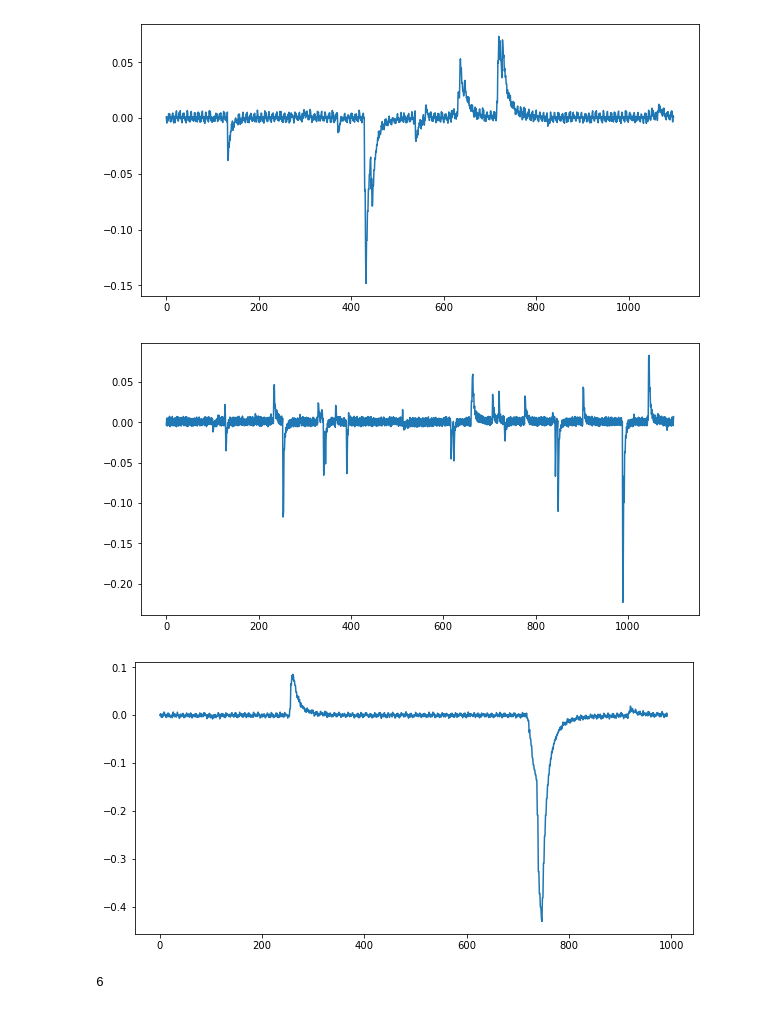
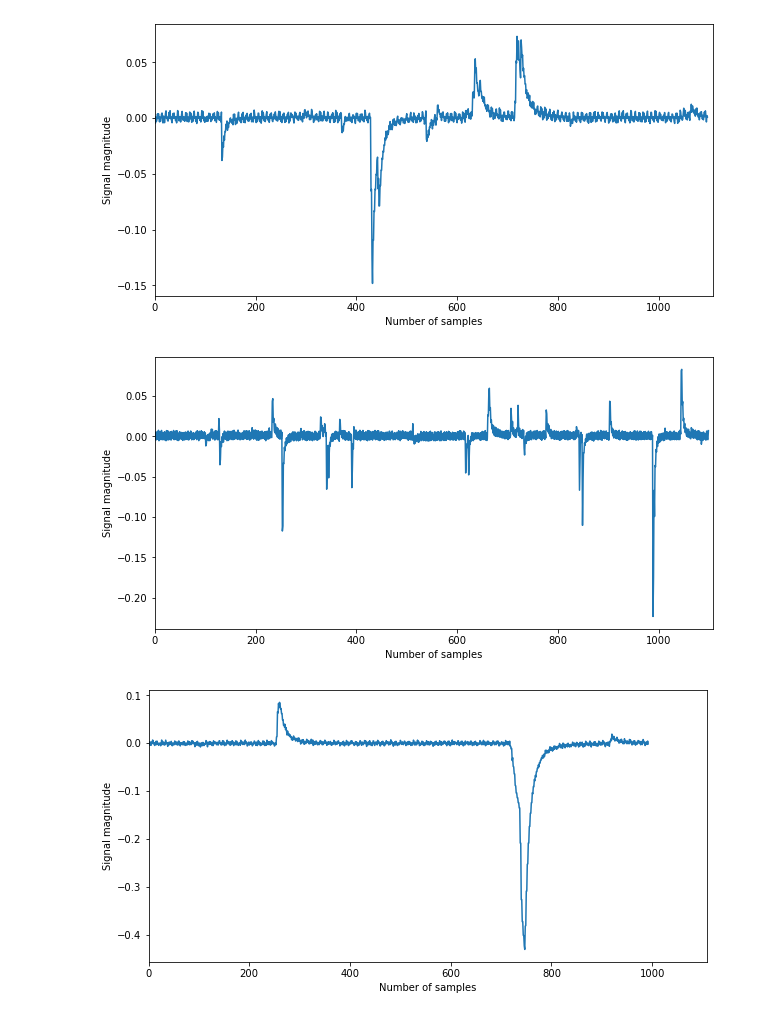
Before and after one commit to edwardquarm/Anomaly-detection-using-machine-learning, a Jupyter notebook: Mean_change_detection.ipynb, the cells around one changed output. Cells and saved outputs as stored; diff of their text form; code cells hidden in the pictures.

```diff
--- a/Mean_change_detection.ipynb
+++ b/Mean_change_detection.ipynb
@@ -18,4 +18,7 @@ for i in range(Dataframe.shape[1]):
     figs[i] = plt.figure(figsize=(10,5))
     axs[i] =figs[i].add_subplot(111)
     axs[i].plot(Dataframe[i])
+    axs[i].set_xlim(0,Dataframe[i].shape[0])
+    axs[i].set_ylabel('Signal magnitude')
+    axs[i].set_xlabel('Number of samples')
 # %% [output]
@@ -25,7 +28,3 @@ for i in range(Dataframe.shape[1]):
-[figure, old version]
+[figure, new version]
-[figure, old version]
+[figure, new version]
-[figure, old version]
+[figure, new version]
-# %%
-Dataframe.shape[1]
-# %% [output]
-6
```
Also changed, not shown: parts of 3 cells of this notebook, 3 other files.
